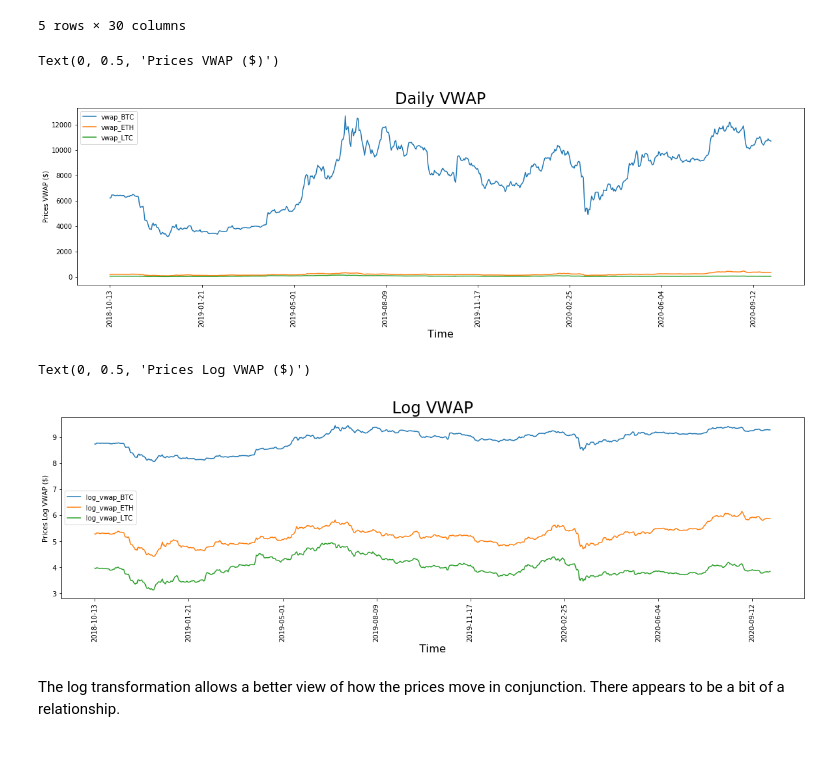
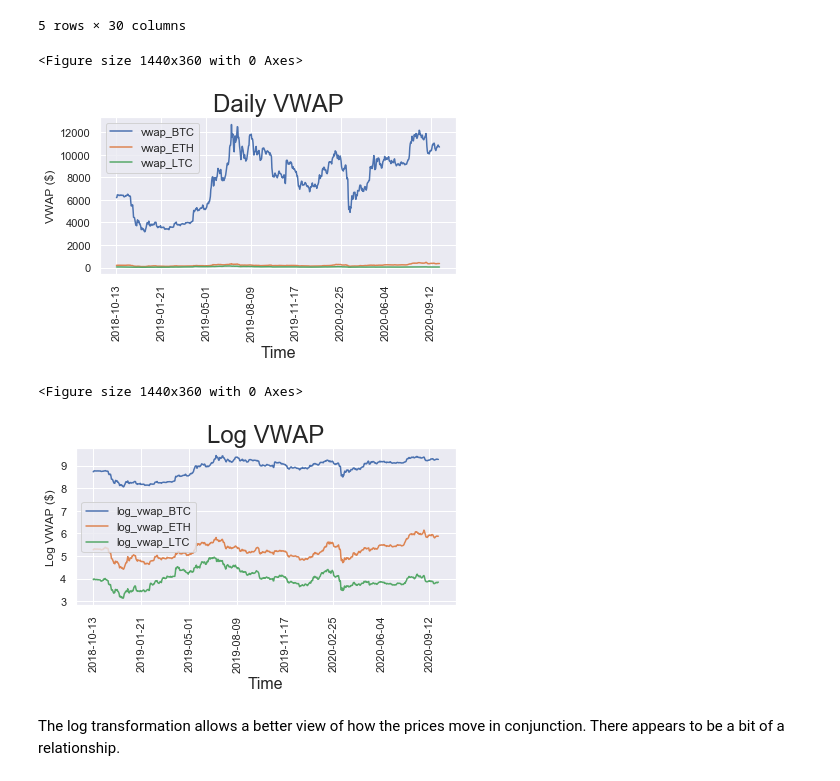
Before and after one commit to hank-butler/Third-Capstone, a Jupyter notebook: Third_Capstone_EDA.ipynb, the cells around one changed output. Saved outputs shown, nothing was run; the diff lists cells and outputs as text; code cells hidden in the pictures; blank space fills up the shorter version.

Commit message:
updated code to save figures

```diff
--- a/Third_Capstone_EDA.ipynb
+++ b/Third_Capstone_EDA.ipynb
@@ -6,8 +6,6 @@ import time
 import datetime
 import seaborn as sns
 
-sns.set()
-
 %matplotlib inline
 # %%
 df = pd.read_csv('crypto_prices.csv')
@@ -50,23 +48,32 @@ df.head()
 | 2018-10-17 | 6460.3 | 6469.8 | 6411.9 | 6442.5 | 6438.4 | 1683.992001 | 5375 | 8.774900 | 8.765911 | ... |
 5 rows × 30 columns
 # %%
-df.plot(y=['vwap_BTC', 'vwap_ETH', 'vwap_LTC'], figsize=(20, 5))
+fig = plt.figure(figsize = (20, 5))
+df.plot(y=['vwap_BTC', 'vwap_ETH', 'vwap_LTC'])
 plt.title('Daily VWAP', size = 24)
 plt.xlabel("Time", size = 16)
 plt.xticks(rotation = 90)
-plt.ylabel("Prices VWAP ($)")
+plt.ylabel("VWAP ($)")
+
+plt.tight_layout()
+plt.savefig('EDA_daily_vwap.png', dpi=fig.dpi)
 # %% [output]
-Text(0, 0.5, 'Prices VWAP ($)')
+<Figure size 1440x360 with 0 Axes>
-[figure, old version]
+[figure, new version]
 # %%
-df.plot(y=['log_vwap_BTC', 'log_vwap_ETH', 'log_vwap_LTC'], figsize=(20, 5))
+fig = plt.figure(figsize=(20, 5))
+df.plot(y=['log_vwap_BTC', 'log_vwap_ETH', 'log_vwap_LTC'])
 plt.title("Log VWAP", size = 24)
 plt.xlabel("Time", size = 16)
 plt.xticks(rotation = 90)
-plt.ylabel("Prices Log VWAP ($)")
+plt.ylabel("Log VWAP ($)")
+
+plt.tight_layout()
+
+plt.savefig("EDA_daily_log_vwap.png", dpi=fig.dpi)
 # %% [output]
-Text(0, 0.5, 'Prices Log VWAP ($)')
+<Figure size 1440x360 with 0 Axes>
-[figure, old version]
+[figure, new version]
 # %% [markdown]
 The log transformation allows a better view of how the prices move in conjunction. There appears to be a bit of a relationship.
 # %% [markdown]
```
Also changed, not shown: parts of 14 cells of this notebook.
